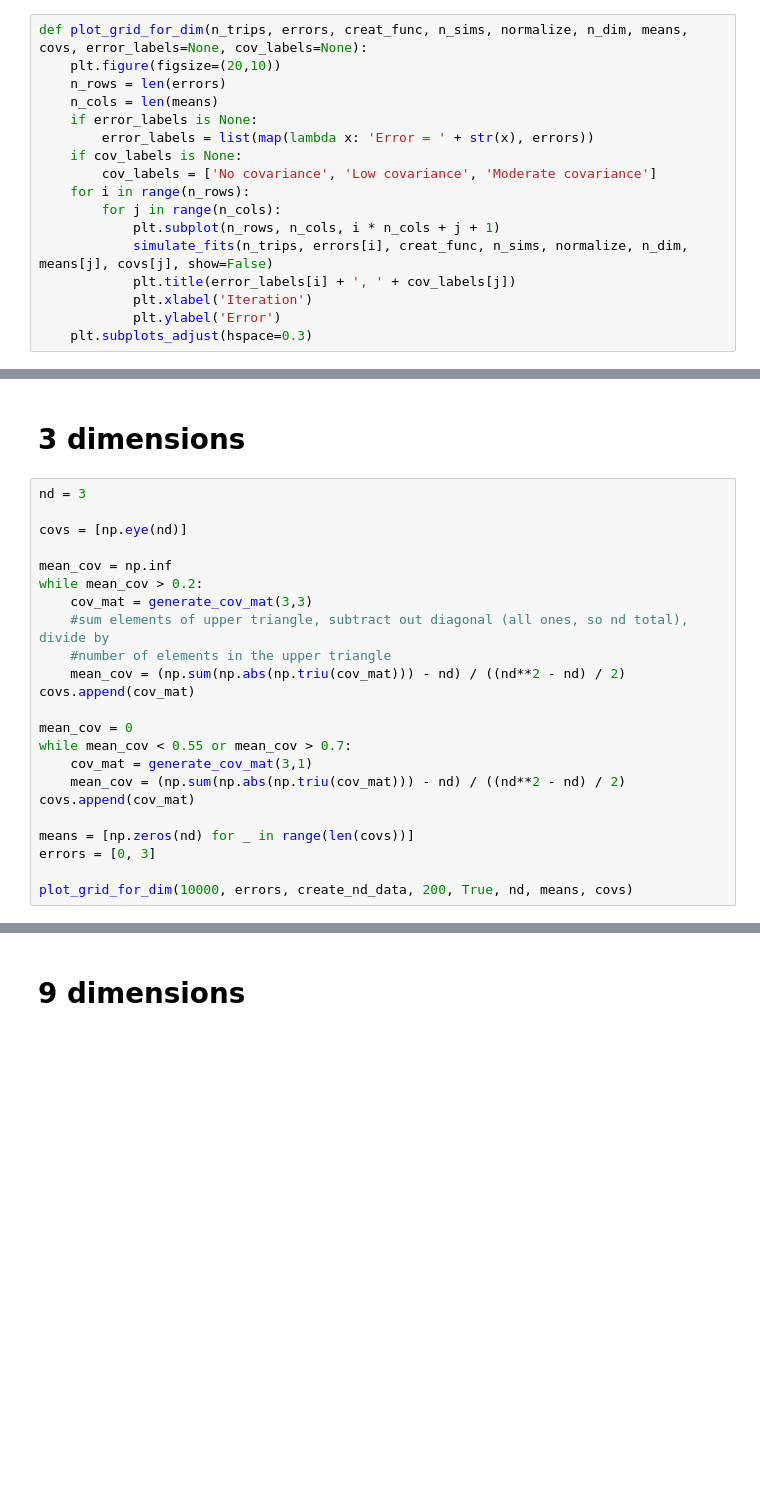
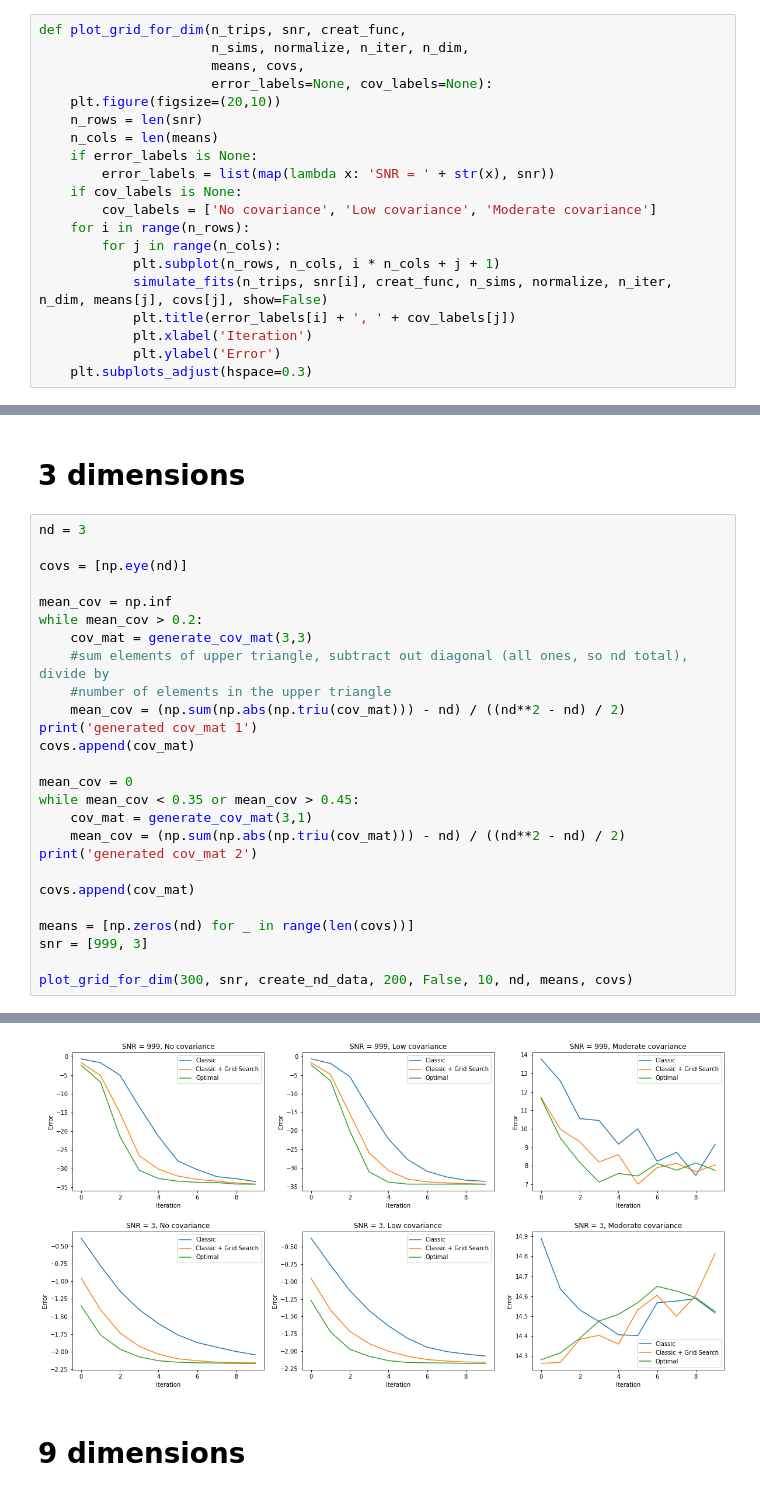
Before and after one commit to ahopen/math-tools-final-project, a Jupyter notebook: experiments_notebook.ipynb, the cells around one changed output, grey strips where cells are left out. Saved outputs shown, nothing was run; the diff lists cells and outputs as text; blank space fills up the shorter version.

```diff
--- a/experiments_notebook.ipynb
+++ b/experiments_notebook.ipynb
@@ -9,18 +9,21 @@ def generate_cov_mat(d, k):
     S = np.diag(1. / np.sqrt(np.diagonal(S))).dot(S).dot(np.diag(1. / np.sqrt(np.diagonal(S))))
     return(S)
 # %%
-def plot_grid_for_dim(n_trips, errors, creat_func, n_sims, normalize, n_dim, means, covs, error_labels=None, cov_labels=None):
+def plot_grid_for_dim(n_trips, snr, creat_func,
+                      n_sims, normalize, n_iter, n_dim,
+                      means, covs,
+                      error_labels=None, cov_labels=None):
     plt.figure(figsize=(20,10))
-    n_rows = len(errors)
+    n_rows = len(snr)
     n_cols = len(means)
     if error_labels is None:
-        error_labels = list(map(lambda x: 'Error = ' + str(x), errors))
+        error_labels = list(map(lambda x: 'SNR = ' + str(x), snr))
     if cov_labels is None:
         cov_labels = ['No covariance', 'Low covariance', 'Moderate covariance']
     for i in range(n_rows):
         for j in range(n_cols):
             plt.subplot(n_rows, n_cols, i * n_cols + j + 1)
-            simulate_fits(n_trips, errors[i], creat_func, n_sims, normalize, n_dim, means[j], covs[j], show=False)
+            simulate_fits(n_trips, snr[i], creat_func, n_sims, normalize, n_iter, n_dim, means[j], covs[j], show=False)
             plt.title(error_labels[i] + ', ' + cov_labels[j])
             plt.xlabel('Iteration')
             plt.ylabel('Error')
@@ -48,15 +67,19 @@ while mean_cov > 0.2:
     #sum elements of upper triangle, subtract out diagonal (all ones, so nd total), divide by
     #number of elements in the upper triangle
     mean_cov = (np.sum(np.abs(np.triu(cov_mat))) - nd) / ((nd**2 - nd) / 2)
+print('generated cov_mat 1')
 covs.append(cov_mat)
 
 mean_cov = 0
-while mean_cov < 0.55 or mean_cov > 0.7:
+while mean_cov < 0.35 or mean_cov > 0.45:
     cov_mat = generate_cov_mat(3,1)
     mean_cov = (np.sum(np.abs(np.triu(cov_mat))) - nd) / ((nd**2 - nd) / 2)
+print('generated cov_mat 2')
+
 covs.append(cov_mat)
 
 means = [np.zeros(nd) for _ in range(len(covs))]
-errors = [0, 3]
+snr = [999, 3]
 
-plot_grid_for_dim(10000, errors, create_nd_data, 200, True, nd, means, covs)
+plot_grid_for_dim(300, snr, create_nd_data, 200, False, 10, nd, means, covs)
+# %% [output]
@@ -63,3 +88,4 @@ plot_grid_for_dim(10000, errors, create_nd_data, 200, True, nd, means, covs)
+[figure, added]
 # %% [markdown]
 # 9 dimensions
 # %%
```
Also changed, not shown: parts of 7 cells of this notebook, 1 other file.
